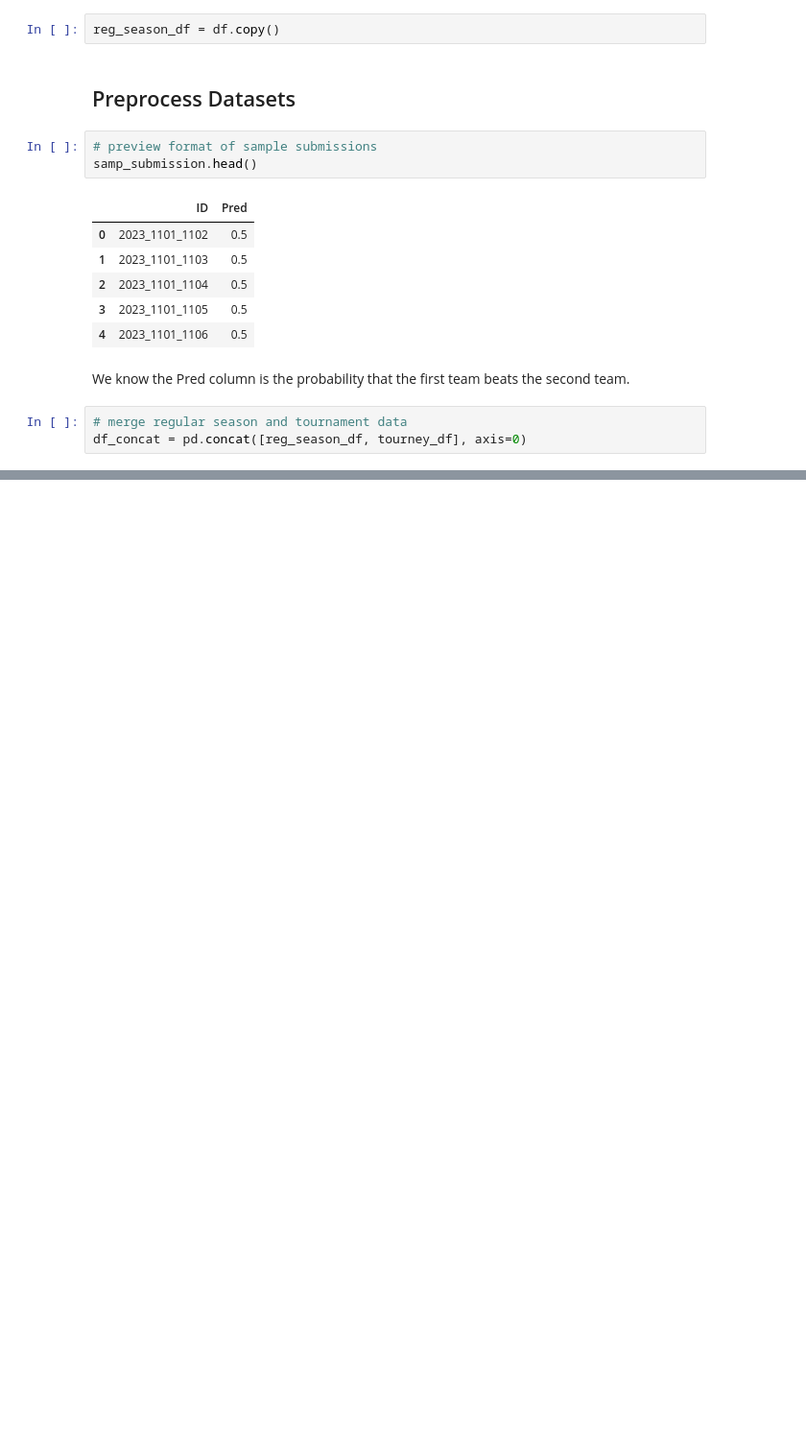
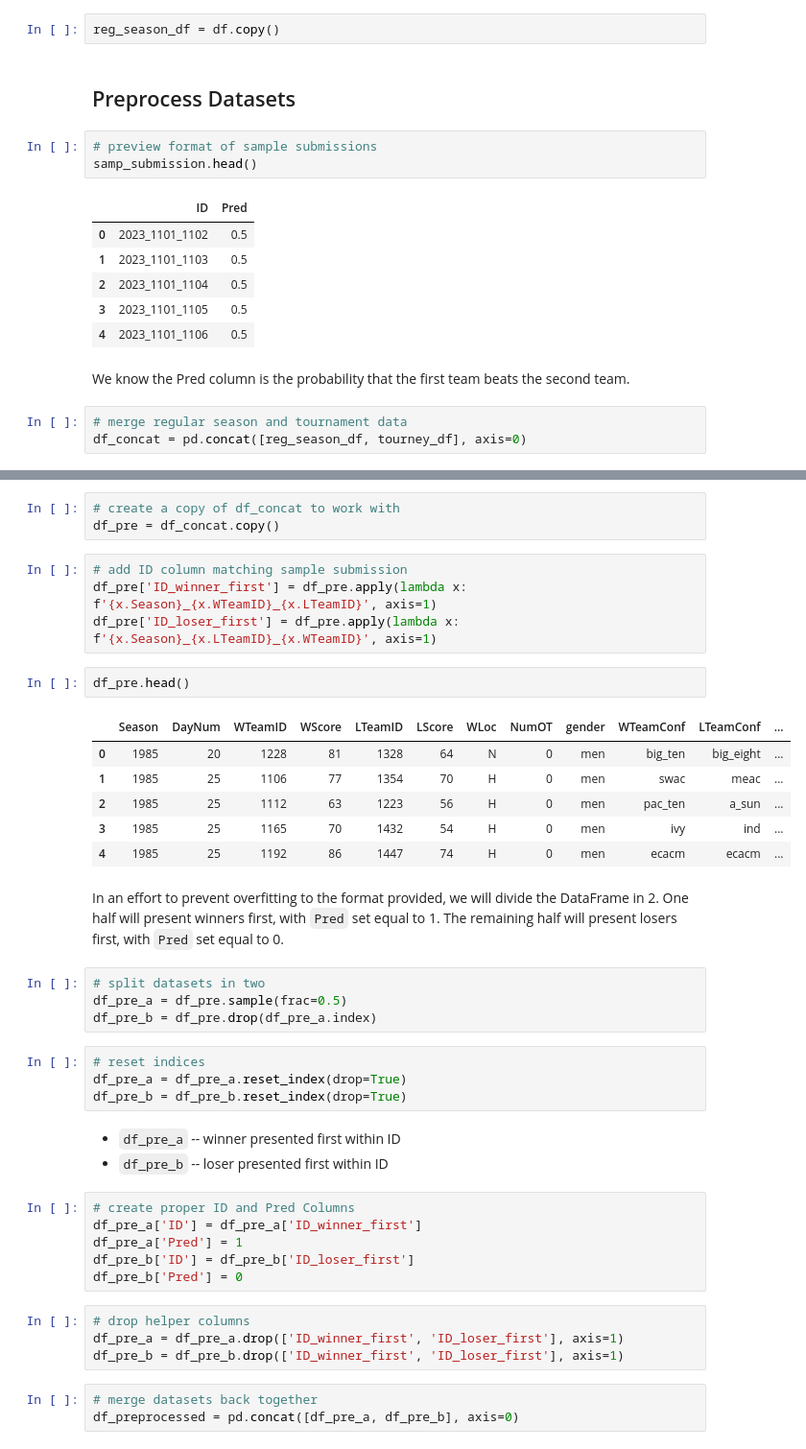
Before and after one commit to akaigraham/main-ML, a Jupyter notebook: march-madness-simulation/load-and-process-data.ipynb, the cells around one changed output, grey strips where cells are left out. Shown at 96% size. Cells and saved outputs as stored; diff of their text form; blank space fills up the shorter version.

```diff
--- a/march-madness-simulation/load-and-process-data.ipynb
+++ b/march-madness-simulation/load-and-process-data.ipynb
@@ -222,0 +232,42 @@ df_concat = pd.concat([reg_season_df, tourney_df], axis=0)
+# %%
+# create a copy of df_concat to work with
+df_pre = df_concat.copy()
+# %%
+# add ID column matching sample submission
+df_pre['ID_winner_first'] = df_pre.apply(lambda x: f'{x.Season}_{x.WTeamID}_{x.LTeamID}', axis=1)
+df_pre['ID_loser_first'] = df_pre.apply(lambda x: f'{x.Season}_{x.LTeamID}_{x.WTeamID}', axis=1)
+# %%
+df_pre.head()
+# %% [output]
+|  | Season | DayNum | WTeamID | WScore | LTeamID | LScore | WLoc | NumOT | gender | WTeamConf | LTeamConf | ... |
+| 0 | 1985 | 20 | 1228 | 81 | 1328 | 64 | N | 0 | men | big_ten | big_eight | ... |
+| 1 | 1985 | 25 | 1106 | 77 | 1354 | 70 | H | 0 | men | swac | meac | ... |
+| 2 | 1985 | 25 | 1112 | 63 | 1223 | 56 | H | 0 | men | pac_ten | a_sun | ... |
+| 3 | 1985 | 25 | 1165 | 70 | 1432 | 54 | H | 0 | men | ivy | ind | ... |
+| 4 | 1985 | 25 | 1192 | 86 | 1447 | 74 | H | 0 | men | ecacm | ecacm | ... |
+# %% [markdown]
+In an effort to prevent overfitting to the format provided, we will divide the DataFrame in 2. One half will present winners first, with `Pred` set equal to 1. The remaining half will present losers first, with `Pred` set equal to 0.
+# %%
+# split datasets in two
+df_pre_a = df_pre.sample(frac=0.5)
+df_pre_b = df_pre.drop(df_pre_a.index)
+# %%
+# reset indices
+df_pre_a = df_pre_a.reset_index(drop=True)
+df_pre_b = df_pre_b.reset_index(drop=True)
+# %% [markdown]
+ - `df_pre_a` -- winner presented first within ID
+ - `df_pre_b` -- loser presented first within ID
+# %%
+# create proper ID and Pred Columns
+df_pre_a['ID'] = df_pre_a['ID_winner_first']
+df_pre_a['Pred'] = 1
+df_pre_b['ID'] = df_pre_b['ID_loser_first']
+df_pre_b['Pred'] = 0
+# %%
+# drop helper columns
+df_pre_a = df_pre_a.drop(['ID_winner_first', 'ID_loser_first'], axis=1)
+df_pre_b = df_pre_b.drop(['ID_winner_first', 'ID_loser_first'], axis=1)
+# %%
+# merge datasets back together
+df_preprocessed = pd.concat([df_pre_a, df_pre_b], axis=0)
```
Also changed, not shown: parts of 4 cells of this notebook.
